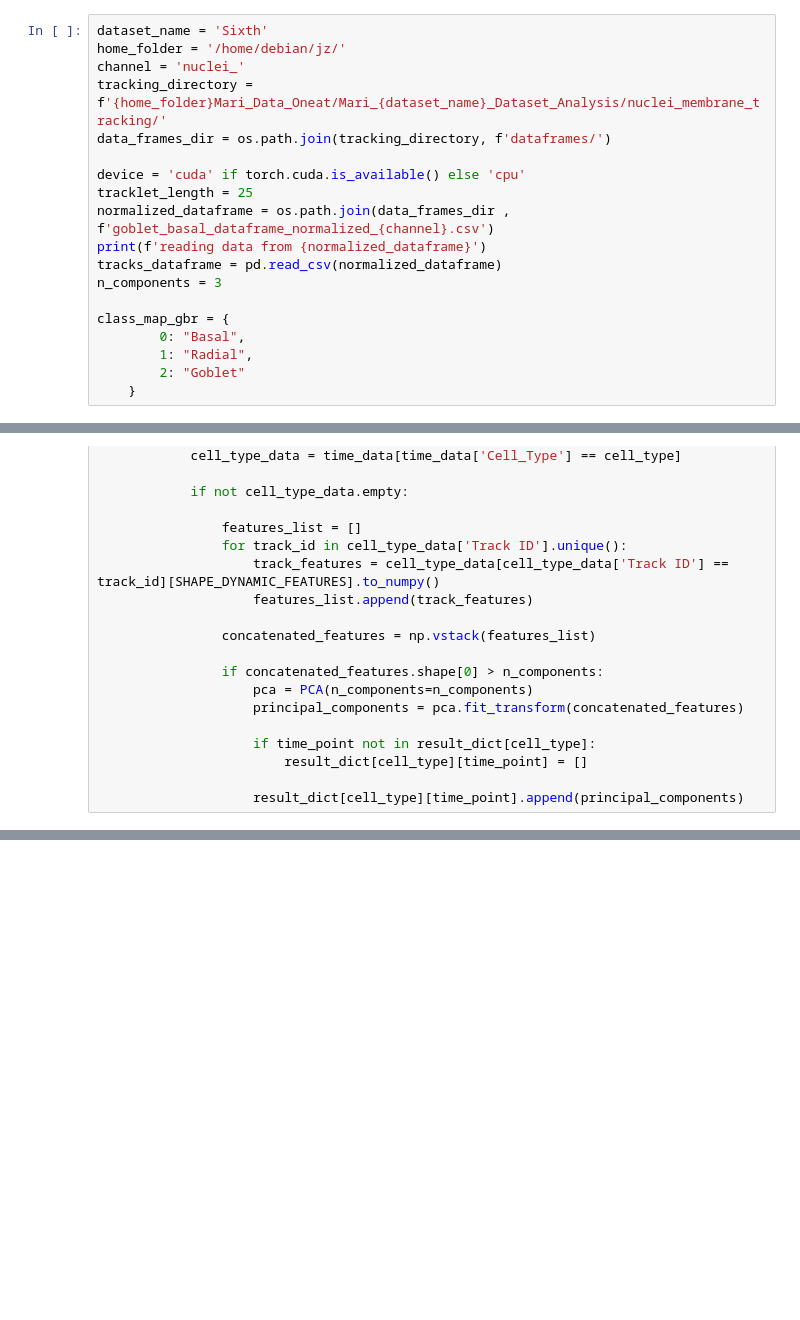
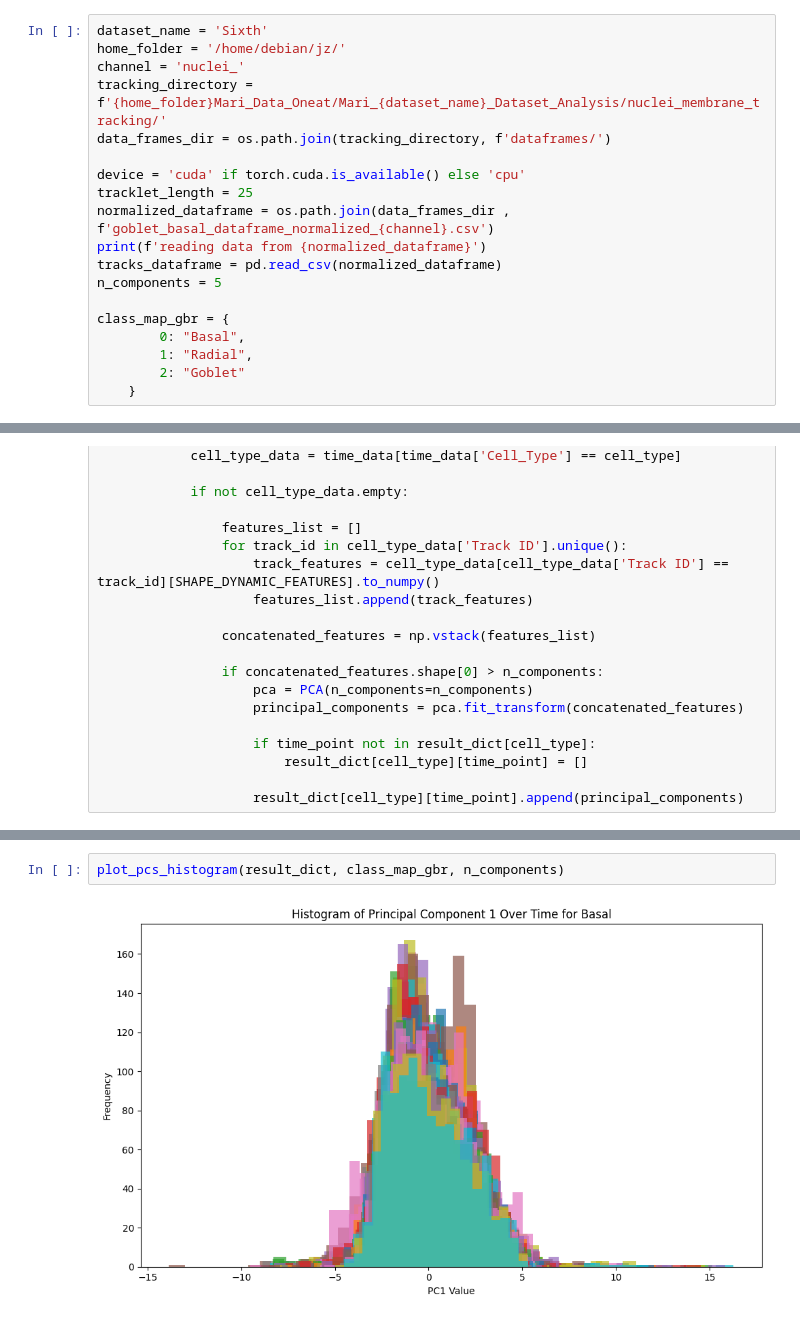
Before and after one commit to kapoorlab/CopenhagenWorkflow, a Jupyter notebook: 10_morphospace.ipynb, the cells around one changed output, grey strips where cells are left out. Saved outputs shown, nothing was run; the diff lists cells and outputs as text; blank space fills up the shorter version.

```diff
--- a/10_morphospace.ipynb
+++ b/10_morphospace.ipynb
@@ -28,7 +23,7 @@ tracklet_length = 25
 normalized_dataframe = os.path.join(data_frames_dir , f'goblet_basal_dataframe_normalized_{channel}.csv')
 print(f'reading data from {normalized_dataframe}')
 tracks_dataframe = pd.read_csv(normalized_dataframe)
-n_components = 3
+n_components = 5
 
 class_map_gbr = {
         0: "Basal",
@@ -103,0 +135,4 @@ def interactive_plot(result_dict, class_map_gbr, unique_time_points):
+# %%
+plot_pcs_histogram(result_dict, class_map_gbr, n_components)
+# %% [output]
+[figure, added]
```
Also changed, not shown: parts of 5 cells of this notebook.
